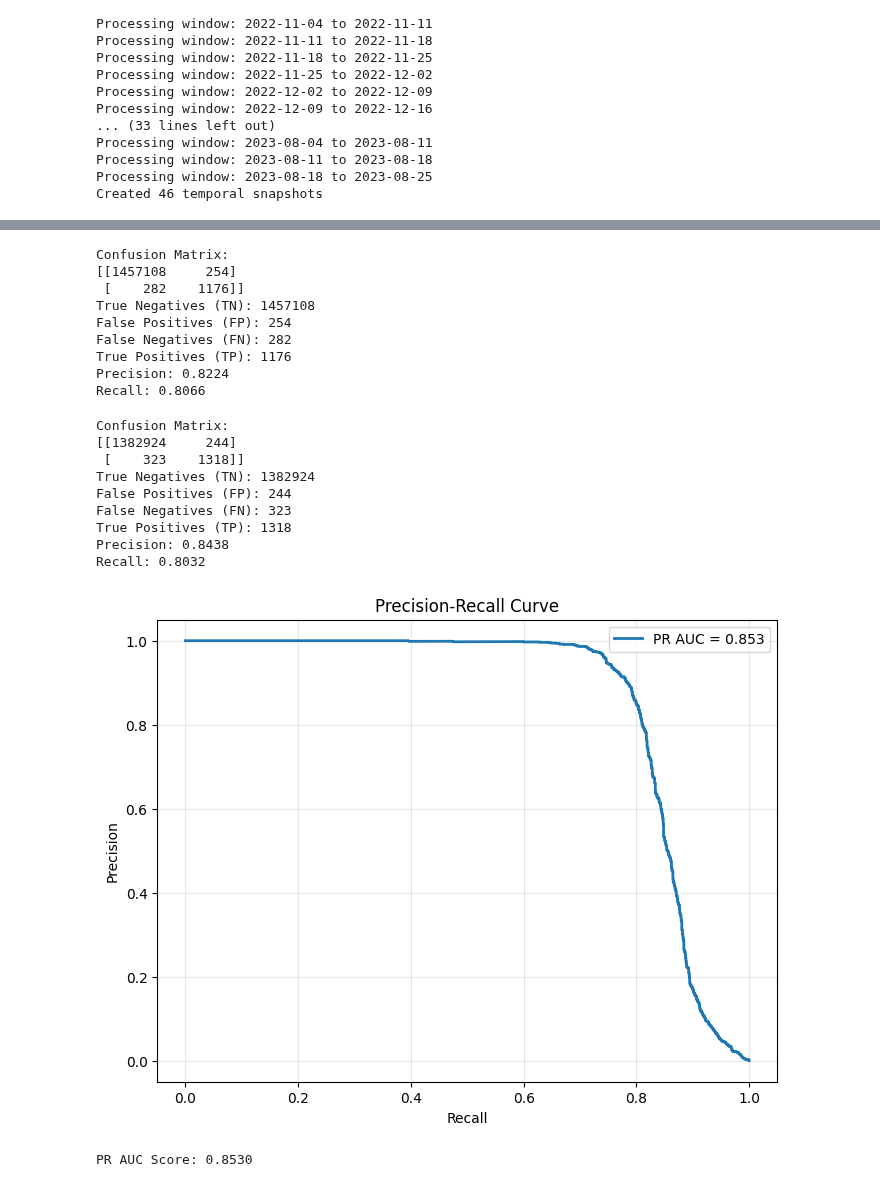
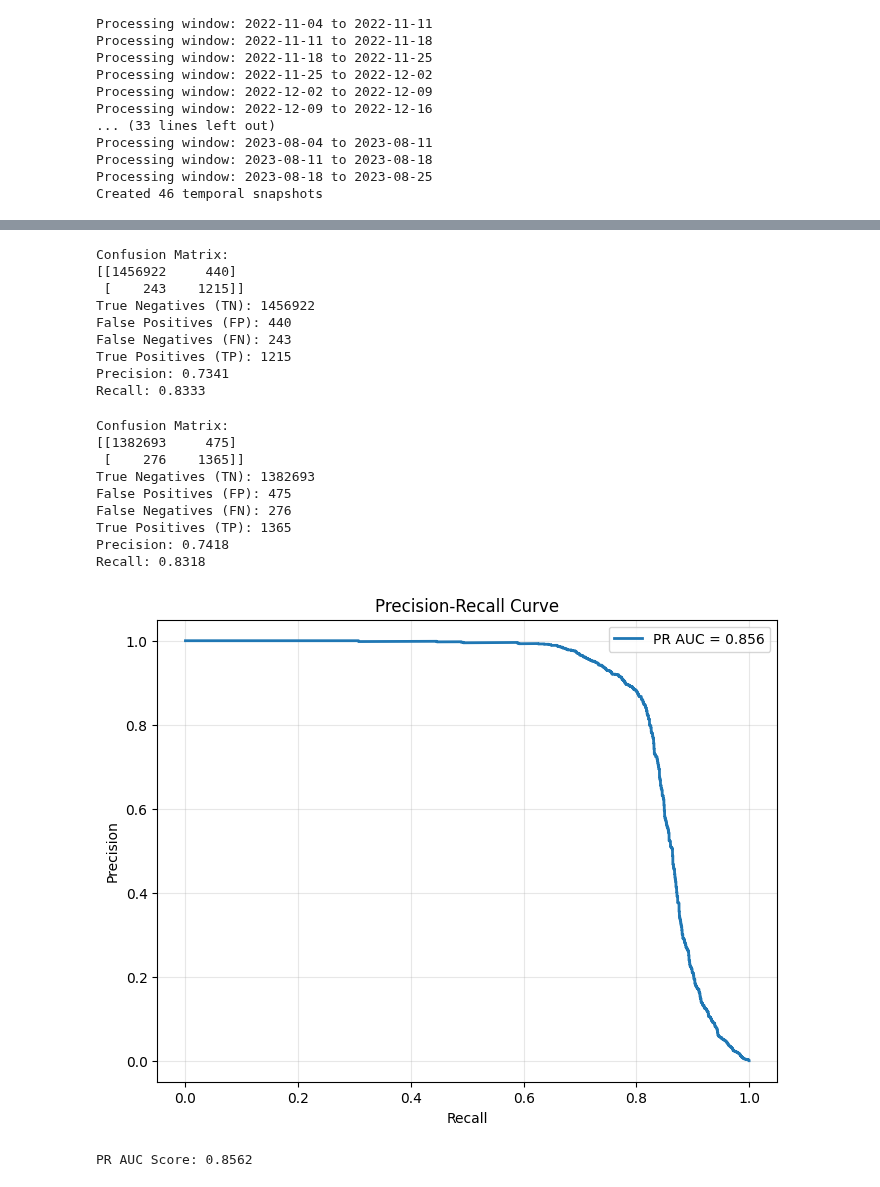
Before and after one commit to riteshbachhar/Fraud-detection-using-AI, a Jupyter notebook: Ritesh/GNNTrnax/rnn_classifier_temporal_snapshot_6.ipynb, the cells around one changed output, grey strips where cells are left out. Drawn from its saved outputs; the diff is of its cells as text; code cells hidden in the pictures.

```diff
--- a/Ritesh/GNNTrnax/rnn_classifier_temporal_snapshot_6.ipynb
+++ b/Ritesh/GNNTrnax/rnn_classifier_temporal_snapshot_6.ipynb
@@ -46,8 +46,8 @@ class Config:
 
     # Training parameters
     LEARNING_RATE = 0.0005
-    WEIGHT_DECAY = 1e-4
-    EPOCHS = 100
+    WEIGHT_DECAY = 1e-5
+    EPOCHS = 125
     PATIENCE = 10  # Early stopping patience
 
     # F2 score optimization
@@ -67,11 +67,11 @@ class Config:
     THRESHOLD_SEARCH_RANGE = np.arange(0.05, 0.95, 0.05)
 
     # Chunk Size
-    CHUNK_SIZE = 7  # Number of snapshots to process before backpropagation
+    CHUNK_SIZE = 4  # Number of snapshots to process before backpropagation
 
     # Scheduler parameters
     SCHEDULER_FACTOR = 0.5
-    SCHEDULER_PATIENCE = 7
+    SCHEDULER_PATIENCE = 3
 # %%
 def print_gpu_memory():
     if torch.cuda.is_available():
@@ -674,53 +674,53 @@ def compute_confusion_matrix(labels, preds, threshold=0.5):
     print(f"Precision: {tp / (tp + fp + 1e-8):.4f}")
     print(f"Recall: {tp / (tp + fn + 1e-8):.4f}")
 # %%
-test_probs = results['test_probs']
+test_score = results['test_probs']
 test_labels = results['test_labels']
-val_probs = results['val_probs']
+val_score = results['val_probs']
 val_labels = results['val_labels']
 # %%
-compute_confusion_matrix(val_labels, val_probs, threshold=0.45)
+compute_confusion_matrix(val_labels, val_score, threshold=0.35)
 # %% [output]
 Confusion Matrix:
-[[1457108     254]
- [    282    1176]]
-True Negatives (TN): 1457108
-False Positives (FP): 254
-False Negatives (FN): 282
-True Positives (TP): 1176
-Precision: 0.8224
-Recall: 0.8066
+[[1456922     440]
+ [    243    1215]]
+True Negatives (TN): 1456922
+False Positives (FP): 440
+False Negatives (FN): 243
+True Positives (TP): 1215
+Precision: 0.7341
+Recall: 0.8333
 # %%
-compute_confusion_matrix(test_labels, test_probs, threshold=0.45)
+compute_confusion_matrix(test_labels, test_score, threshold=0.35)
 # %% [output]
 Confusion Matrix:
-[[1382924     244]
- [    323    1318]]
-True Negatives (TN): 1382924
-False Positives (FP): 244
-False Negatives (FN): 323
-True Positives (TP): 1318
-Precision: 0.8438
-Recall: 0.8032
+[[1382693     475]
+ [    276    1365]]
+True Negatives (TN): 1382693
+False Positives (FP): 475
+False Negatives (FN): 276
+True Positives (TP): 1365
+Precision: 0.7418
+Recall: 0.8318
 # %%
 from sklearn.metrics import precision_recall_curve, average_precision_score
 import matplotlib.pyplot as plt
 
 # Generate PR curve data
-precision, recall, thresholds = precision_recall_curve(test_labels, test_probs)
-pr_auc = average_precision_score(test_labels, test_probs)
+precision, recall, thresholds = precision_recall_curve(test_labels, test_score)
+pr_auc = average_precision_score(test_labels, test_score)
 
 # Plot PR curve
 plt.figure(figsize=(8, 6))
 plt.plot(recall, precision, linewidth=2, label=f'PR AUC = {pr_auc:.3f}')
 plt.xlabel('Recall')
 plt.ylabel('Precision')
 plt.title('Precision-Recall Curve')
 plt.legend()
 plt.grid(True, alpha=0.3)
 plt.show()
 
 print(f"PR AUC Score: {pr_auc:.4f}")
 # %% [output]
-[figure, old version]
+[figure, new version]
-PR AUC Score: 0.8530
+PR AUC Score: 0.8562
```
Also changed, not shown: parts of 4 cells of this notebook.
